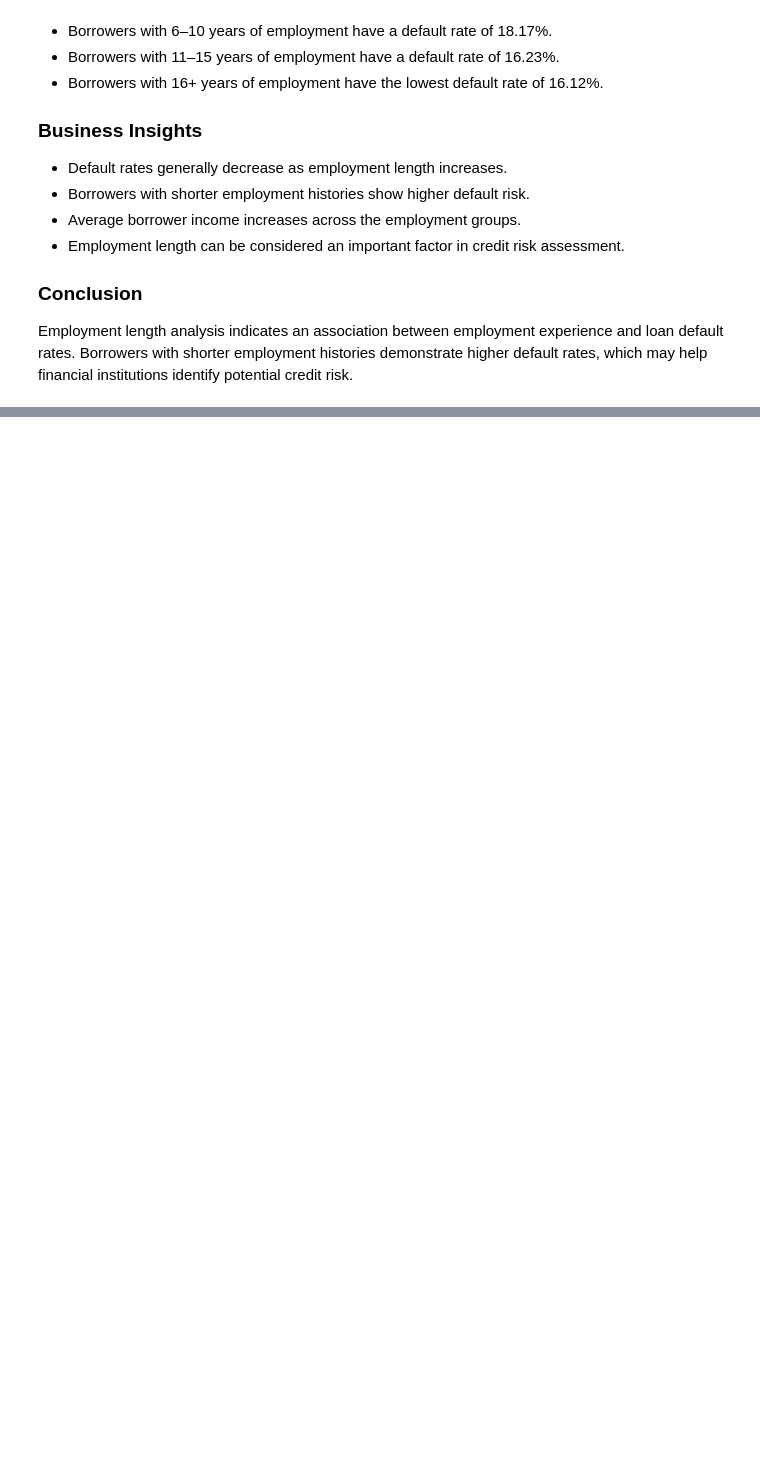
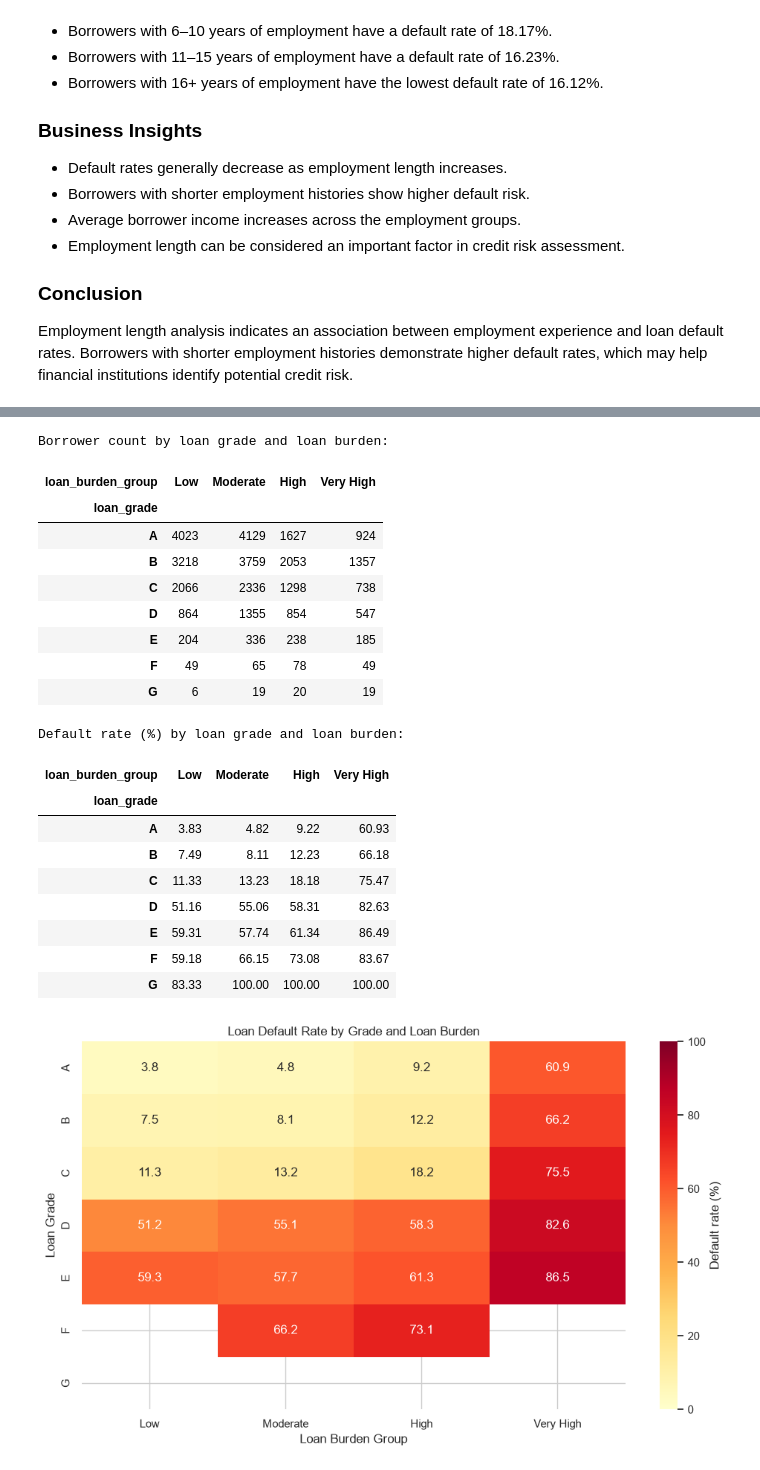
Before and after one commit to pujansonani/axlero-data-analytics, a Jupyter notebook: member2_week3_advanced_eda_bi/notebooks/week3_advanced_eda_bi.ipynb, the cells around one changed output, grey strips where cells are left out. Cells and saved outputs as stored; diff of their text form; code cells hidden in the pictures; blank space fills up the shorter version.

Commit message:
Complete Week 3 EDA charts and insights

```diff
--- a/member2_week3_advanced_eda_bi/notebooks/week3_advanced_eda_bi.ipynb
+++ b/member2_week3_advanced_eda_bi/notebooks/week3_advanced_eda_bi.ipynb
@@ -714,0 +740,67 @@ Employment length analysis indicates an association between employment experienc
+# %%
+# Combined loan-grade and loan-burden risk analysis
+
+# Recreate the burden groups explicitly so this section runs independently.
+burden_labels = ["Low", "Moderate", "High", "Very High"]
+df["loan_burden_group"] = pd.cut(
+    df["loan_percent_income"],
+    bins=[-0.001, 0.10, 0.20, 0.30, 1.0],
+    labels=burden_labels
+)
+
+grade_burden_summary = df.groupby(
+    ["loan_grade", "loan_burden_group"], observed=False
+)["loan_status"].agg(total_borrowers="count", default_borrowers="sum")
+grade_burden_summary["default_rate"] = (
+    grade_burden_summary["default_borrowers"] /
+    grade_burden_summary["total_borrowers"] * 100
+)
+
+default_rate_matrix = grade_burden_summary["default_rate"].unstack("loan_burden_group")
+count_matrix = grade_burden_summary["total_borrowers"].unstack("loan_burden_group")
+
+print("Borrower count by loan grade and loan burden:")
+display(count_matrix.astype(int))
+print("Default rate (%) by loan grade and loan burden:")
+display(default_rate_matrix.round(2))
+
+# Hide cells with fewer than 50 borrowers to avoid over-interpreting small segments.
+plt.figure(figsize=(10, 6))
+sns.heatmap(
+    default_rate_matrix,
+    annot=default_rate_matrix.round(1),
+    fmt=".1f",
+    cmap="YlOrRd",
+    vmin=0,
+    vmax=100,
+    mask=(count_matrix < 50) | default_rate_matrix.isna(),
+    cbar_kws={"label": "Default rate (%)"}
+)
+plt.title("Loan Default Rate by Grade and Loan Burden")
+plt.xlabel("Loan Burden Group")
+plt.ylabel("Loan Grade")
+plt.tight_layout()
+plt.savefig(FIGURES_DIR / "grade_by_loan_burden_default_rate.png", dpi=300, bbox_inches="tight")
+plt.show()
+# %% [output]
+Borrower count by loan grade and loan burden:
+| loan_burden_group | Low | Moderate | High | Very High |
+| loan_grade |  |  |  |  |
+| A | 4023 | 4129 | 1627 | 924 |
+| B | 3218 | 3759 | 2053 | 1357 |
+| C | 2066 | 2336 | 1298 | 738 |
+| D | 864 | 1355 | 854 | 547 |
+| E | 204 | 336 | 238 | 185 |
+| F | 49 | 65 | 78 | 49 |
+| G | 6 | 19 | 20 | 19 |
+Default rate (%) by loan grade and loan burden:
+| loan_burden_group | Low | Moderate | High | Very High |
+| loan_grade |  |  |  |  |
+| A | 3.83 | 4.82 | 9.22 | 60.93 |
+| B | 7.49 | 8.11 | 12.23 | 66.18 |
+| C | 11.33 | 13.23 | 18.18 | 75.47 |
+| D | 51.16 | 55.06 | 58.31 | 82.63 |
+| E | 59.31 | 57.74 | 61.34 | 86.49 |
+| F | 59.18 | 66.15 | 73.08 | 83.67 |
+| G | 83.33 | 100.00 | 100.00 | 100.00 |
+[figure, added]
```
Also changed, not shown: parts of 6 cells of this notebook, 5 other files.
